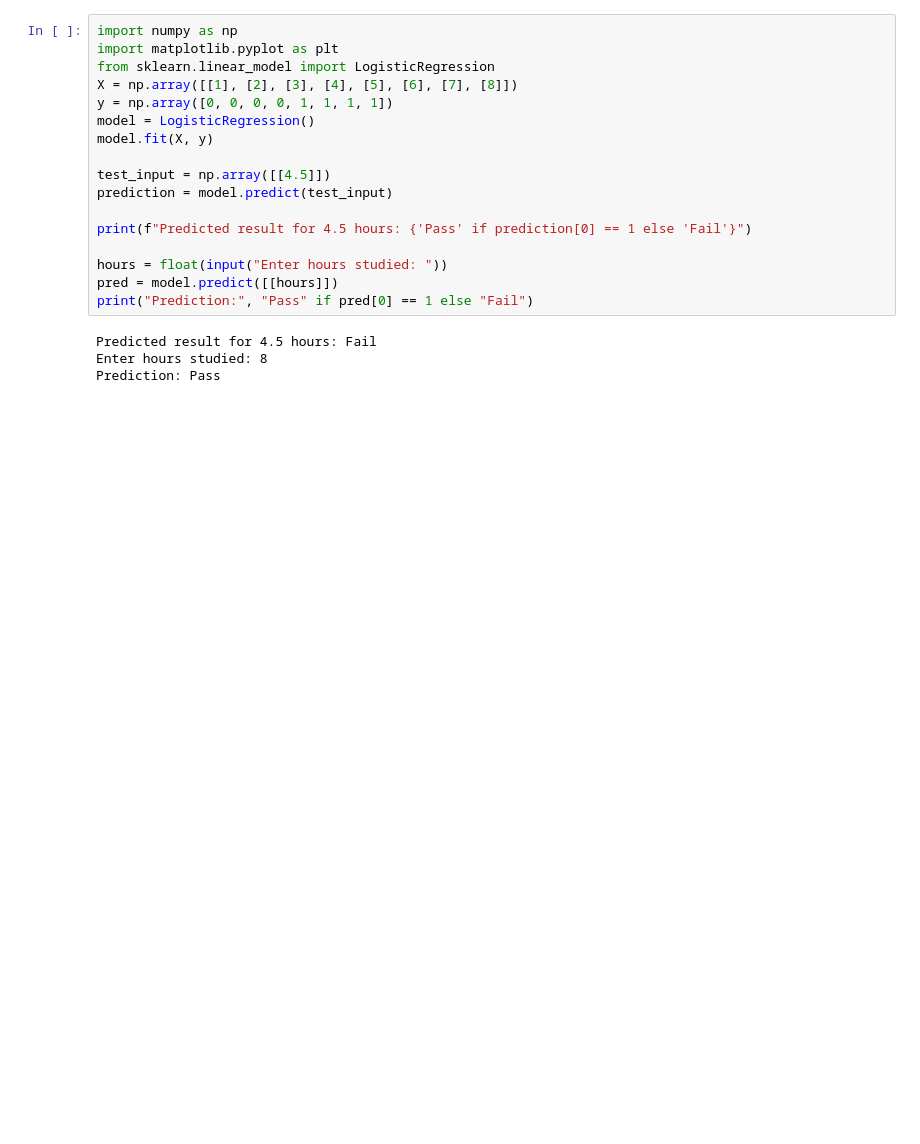
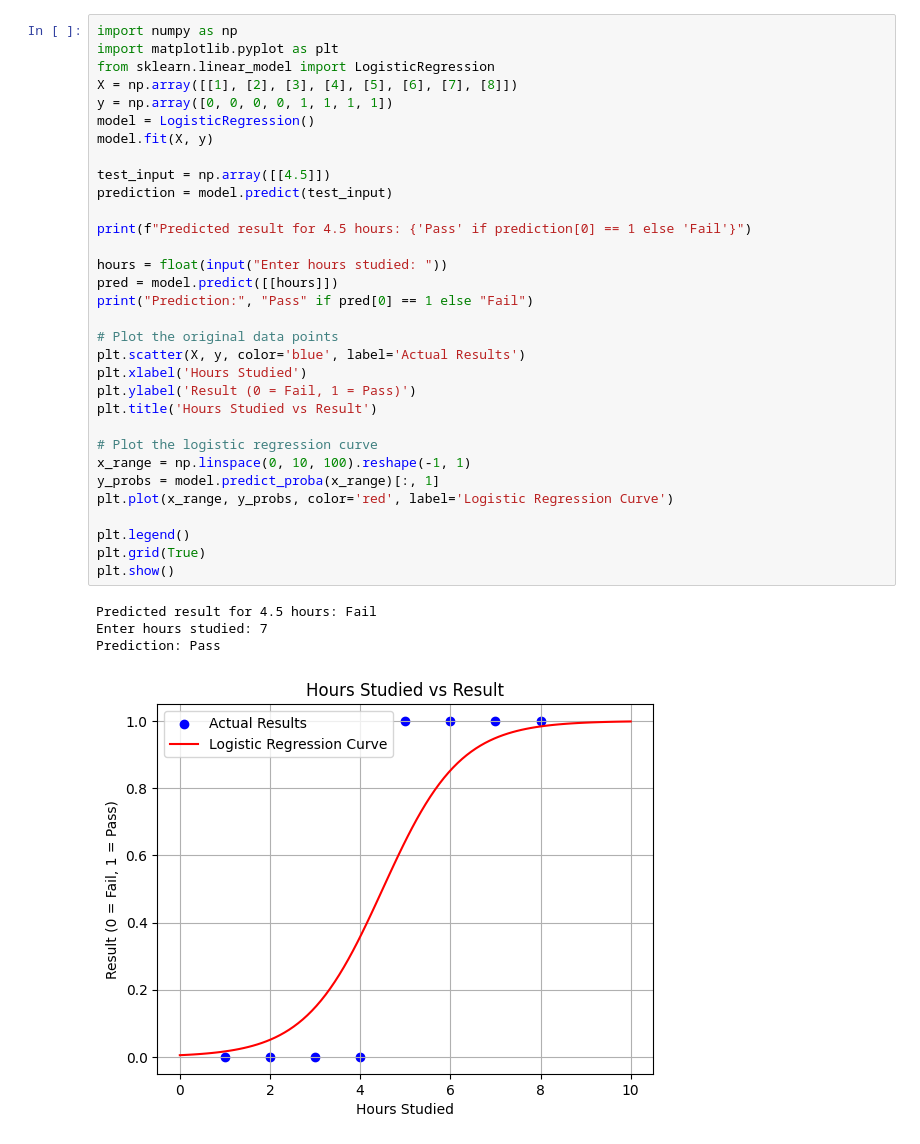
Before and after one commit to Shamiladas/ml_shamila, a Jupyter notebook: ml.ipynb, the cells around one changed output. Drawn from its saved outputs; the diff is of its cells as text; blank space fills up the shorter version.

```diff
--- a/ml.ipynb
+++ b/ml.ipynb
@@ -3,21 +3,37 @@
 # %%
 import numpy as np
 import matplotlib.pyplot as plt
 from sklearn.linear_model import LogisticRegression
 X = np.array([[1], [2], [3], [4], [5], [6], [7], [8]])
 y = np.array([0, 0, 0, 0, 1, 1, 1, 1])
 model = LogisticRegression()
 model.fit(X, y)
 
 test_input = np.array([[4.5]])
 prediction = model.predict(test_input)
 
 print(f"Predicted result for 4.5 hours: {'Pass' if prediction[0] == 1 else 'Fail'}")
 
 hours = float(input("Enter hours studied: "))
 pred = model.predict([[hours]])
 print("Prediction:", "Pass" if pred[0] == 1 else "Fail")
+
+# Plot the original data points
+plt.scatter(X, y, color='blue', label='Actual Results')
+plt.xlabel('Hours Studied')
+plt.ylabel('Result (0 = Fail, 1 = Pass)')
+plt.title('Hours Studied vs Result')
+
+# Plot the logistic regression curve
+x_range = np.linspace(0, 10, 100).reshape(-1, 1)
+y_probs = model.predict_proba(x_range)[:, 1]
+plt.plot(x_range, y_probs, color='red', label='Logistic Regression Curve')
+
+plt.legend()
+plt.grid(True)
+plt.show()
 # %% [output]
 Predicted result for 4.5 hours: Fail
-Enter hours studied: 8
+Enter hours studied: 7
 Prediction: Pass
+[figure, added]
```
